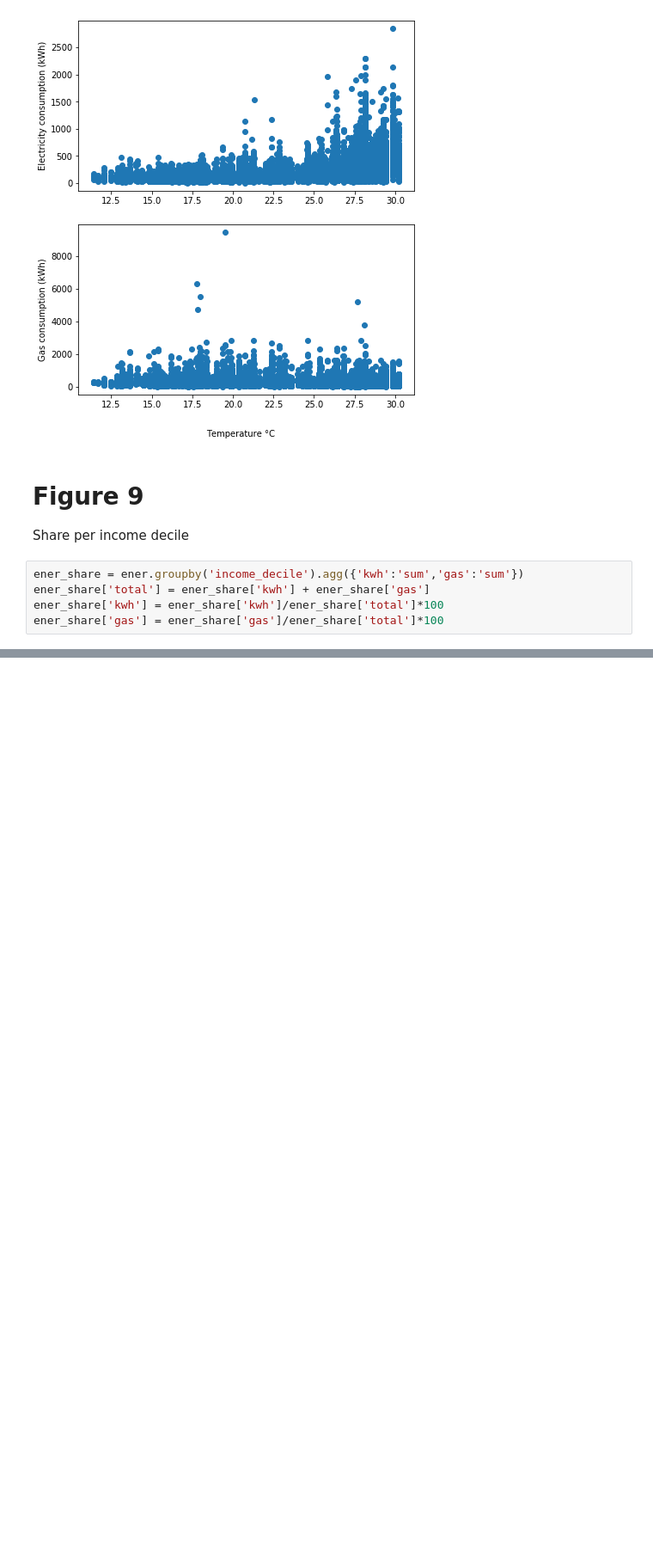
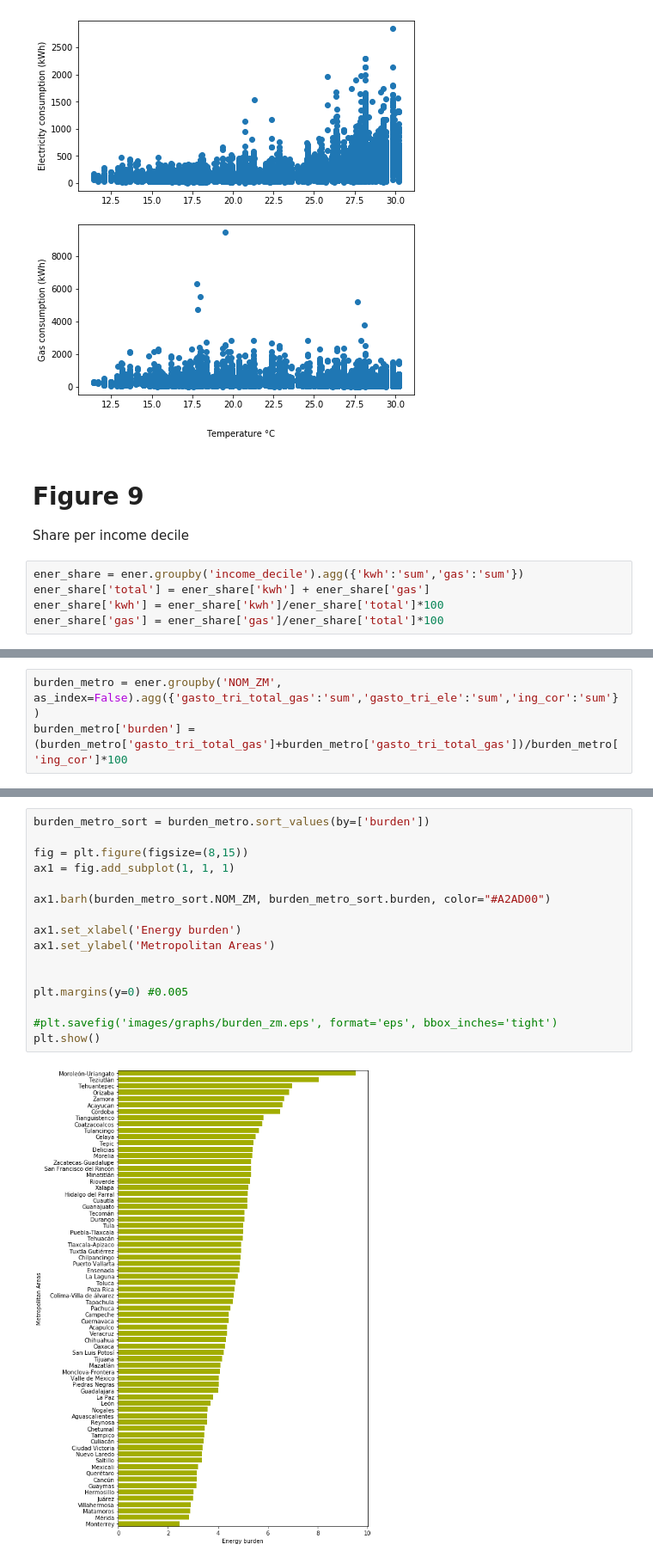
Before and after one commit to Sergio-Huezo/ResEleCon-MX, a Jupyter notebook: Final.ipynb, the cells around one changed output, grey strips where cells are left out. Shown at 86% size. Cells and saved outputs as stored; diff of their text form; blank space fills up the shorter version.

```diff
--- a/Final.ipynb
+++ b/Final.ipynb
@@ -343,0 +408,3 @@ plt.show()
+# %%
+burden_metro = ener.groupby('NOM_ZM', as_index=False).agg({'gasto_tri_total_gas':'sum','gasto_tri_ele':'sum','ing_cor':'sum'})
+burden_metro['burden'] = (burden_metro['gasto_tri_total_gas']+burden_metro['gasto_tri_total_gas'])/burden_metro['ing_cor']*100
@@ -343,0 +431,18 @@ plt.show()
+# %%
+burden_metro_sort = burden_metro.sort_values(by=['burden'])
+
+fig = plt.figure(figsize=(8,15))
+ax1 = fig.add_subplot(1, 1, 1)
+
+ax1.barh(burden_metro_sort.NOM_ZM, burden_metro_sort.burden, color="#A2AD00")
+
+ax1.set_xlabel('Energy burden')
+ax1.set_ylabel('Metropolitan Areas')
+
+
+plt.margins(y=0) #0.005
+
+#plt.savefig('images/graphs/burden_zm.eps', format='eps', bbox_inches='tight')
+plt.show()
+# %% [output]
+[figure, added]
```
Also changed, not shown: parts of 12 cells of this notebook, 1 other file.
